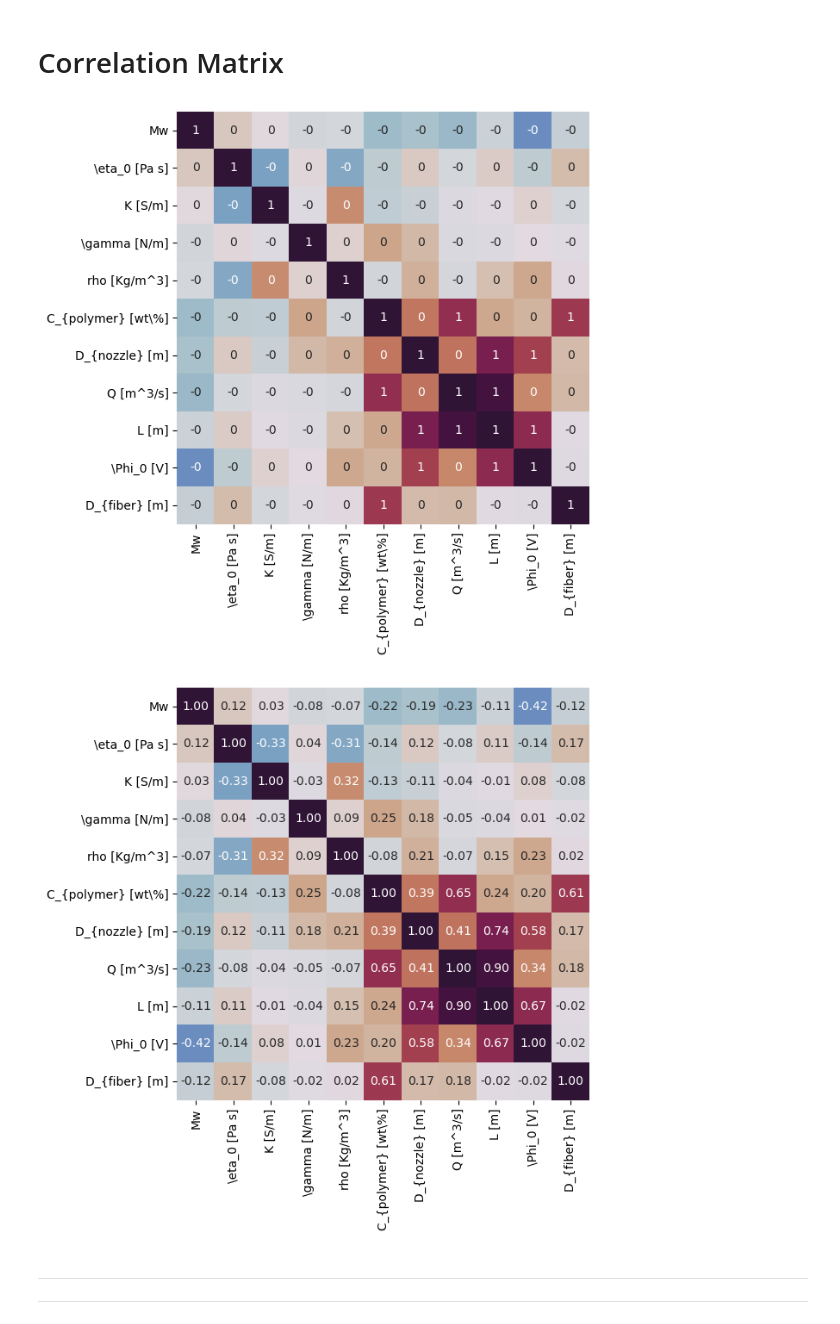
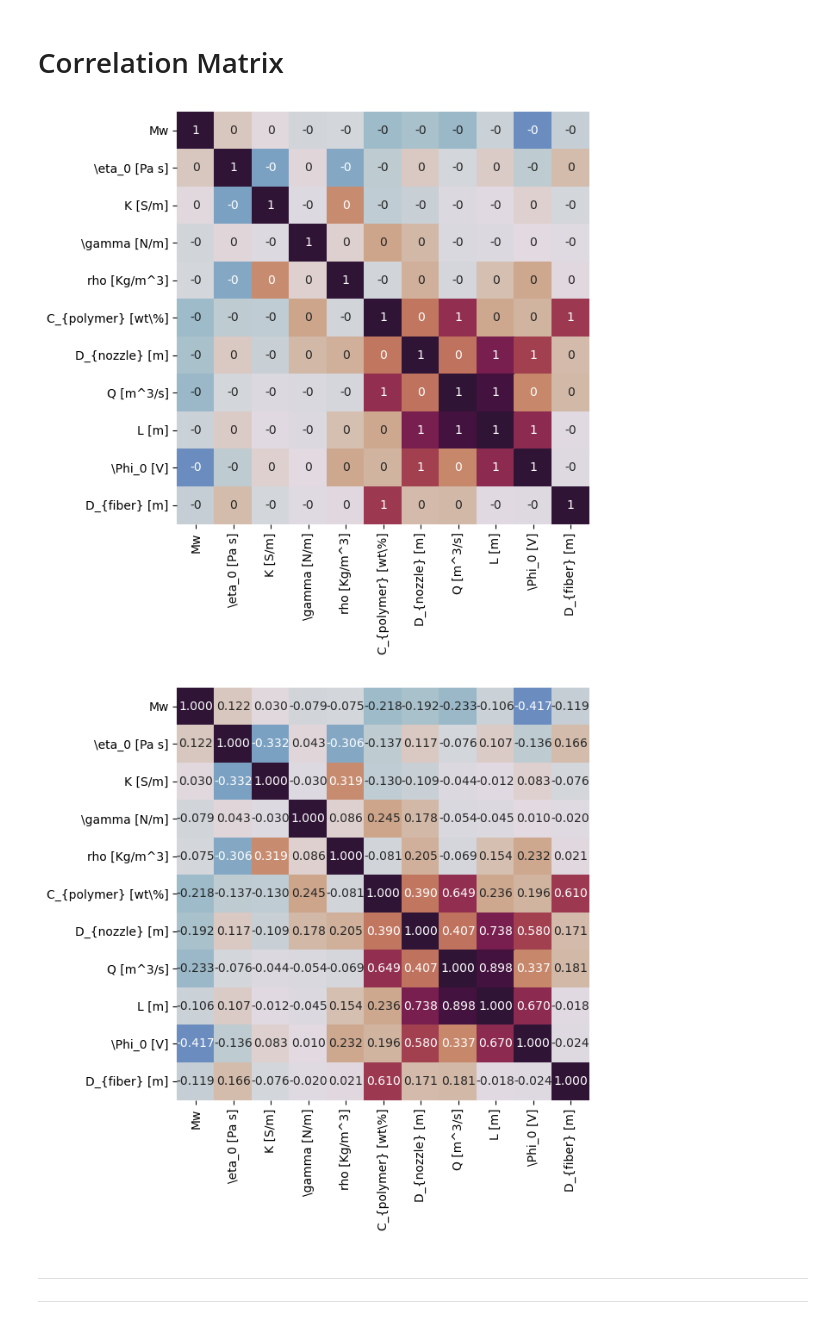
Before and after one commit to KiraSensei13/MNT_ITESM_Thesis, a Jupyter notebook: 04_Papers/NFES_Review/_jupyterPlots/NFES_ReviewPaper.ipynb, the cells around one changed output. Cells and saved outputs as stored; diff of their text form; code cells hidden in the pictures.

```diff
--- a/04_Papers/NFES_Review/_jupyterPlots/NFES_ReviewPaper.ipynb
+++ b/04_Papers/NFES_Review/_jupyterPlots/NFES_ReviewPaper.ipynb
@@ -570,35 +570,35 @@ ax    = plt.figure(figsize=(1.1*scale, 1.1*scale));
 ax    = sns.heatmap(
     corrMatrix,              # provide dataFrame
     annot=True,              # show correlation coefficients
     fmt=".0f",               # correlation coefficients data type
     linewidths=0.0,          # spacing within cells
     cbar=False,              # show colour/coefficient bar
     cmap="twilight_shifted", # colour selection
     center=0.0               # center value
 );
 plt.tight_layout();
 plt.savefig('plt_corMat.png');
 plt.show();
 
 #Analog
 ax    = plt.figure(figsize=(1.1*scale, 1.1*scale));
 ax    = sns.heatmap(
     corrMatrix,              # provide dataFrame
     annot=True,              # show correlation coefficients
-    fmt=".2f",               # correlation coefficients data type
+    fmt=".3f",               # correlation coefficients data type
     linewidths=0.0,          # spacing within cells
     cbar=False,              # show colour/coefficient bar
     cmap="twilight_shifted", # colour selection
     center=0.0               # center value
 );
 plt.tight_layout();
 plt.savefig('plt_corMat.png');
 plt.show();
 
 mpl.rcParams.update(mpl.rcParamsDefault); # Recover matplotlib defaults
 # %% [output]
 [figure]
-[figure, old version]
+[figure, new version]
 # %% [markdown]
 ---
 ---
```
Also changed, not shown: 55 other files.
